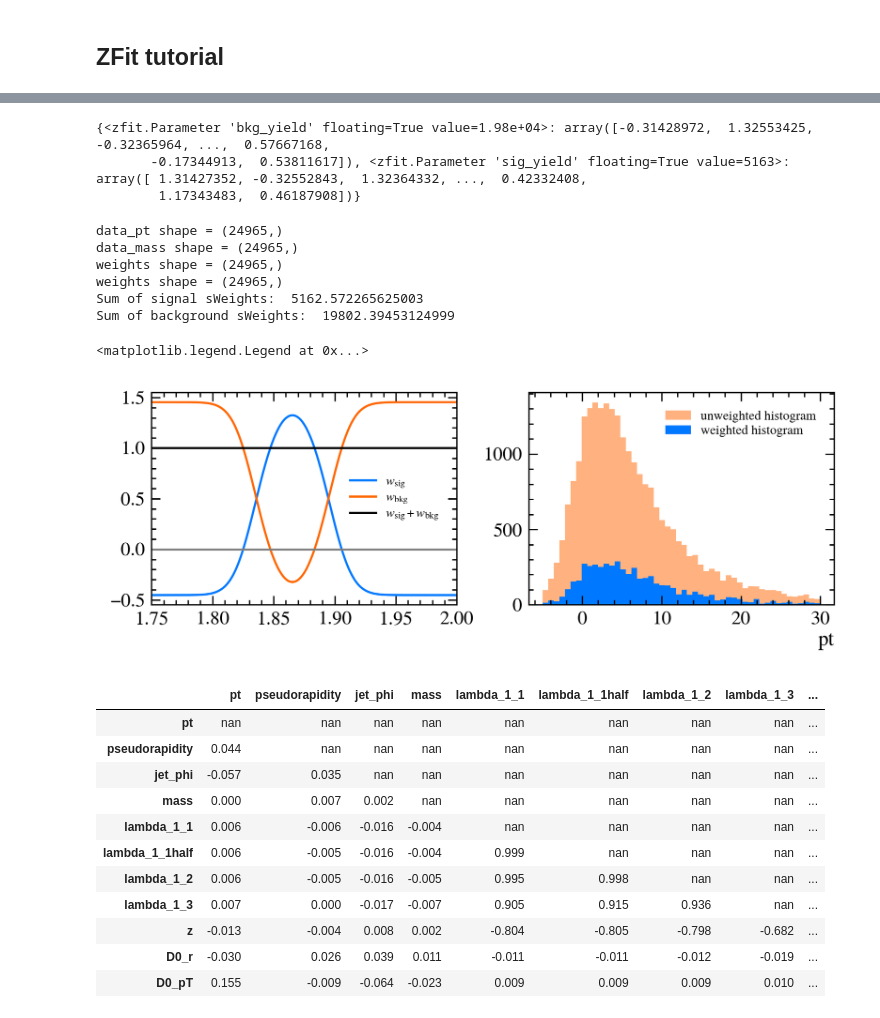
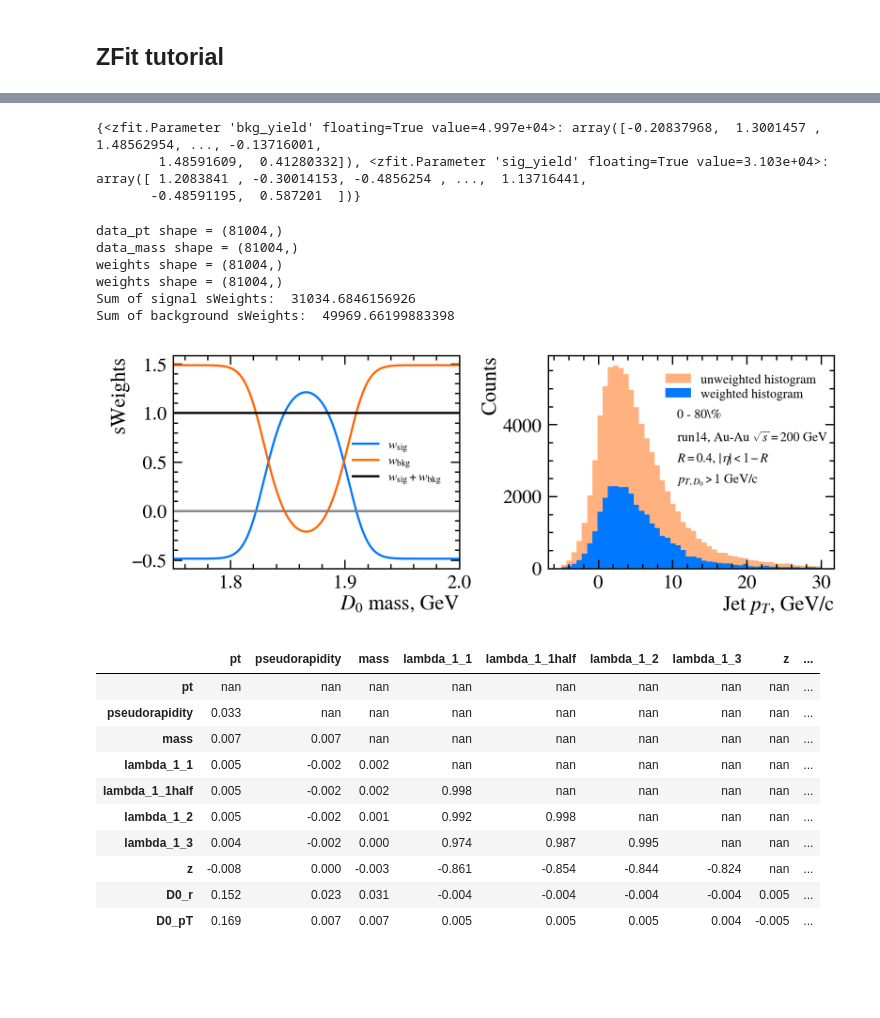
Before and after one commit to aprozo/star, a Jupyter notebook: splot/d0splotPol.ipynb, the cells around one changed output, grey strips where cells are left out. Drawn from its saved outputs; the diff is of its cells as text; code cells hidden in the pictures; blank space fills up the shorter version.

```diff
--- a/splot/d0splotPol.ipynb
+++ b/splot/d0splotPol.ipynb
@@ -37,14 +37,14 @@ trees[0].keys()
  'lambda_1_3',
  'z']
 # %%
-with uproot.open("/home/prozorov/dev/star/D0_jets_2014_231030.root") as exp_file:
+with uproot.open("/home/prozorov/dev/star/OUTPUT_2014_20012024.root") as exp_file:
     exp_tree = exp_file['Jets']
-    exp = exp_tree.arrays(["jet_pt_corr","pseudorapidity","jet_phi","D0mass",
+    exp = exp_tree.arrays(["jet_pt_corr","pseudorapidity","D0mass",
     "lambda_1_1", "lambda_1_1half", "lambda_1_2","lambda_1_3","z" ,
     "D0_r","D0_pT"
 
 
-    ], cut="(centrality==8) & (D0mass > 1.75) & (D0mass<2.0)",library='pd')
+    ], cut="(D0mass > 1.75) & (D0mass<2.0) & (D0_pT > 1)",library='pd')
     exp.rename(columns={"jet_pt_corr": "pt", "D0mass":"mass"}, inplace=True)
 # %%
 plt.figure(figsize=[15, 6])
@@ -155,5 +170,5 @@ def plot_fit_projection(model, data, nbins=30, ax=None):
 # %%
 # Visualization of the result.
 zfit.param.set_values(nll_sw.get_params(), result_sw)
-plot_fit_projection(model, data_sw, nbins=100)
+ax=plot_fit_projection(model, data_sw, nbins=100)
 # %% [output]
@@ -164,9 +178,9 @@ from hepstats.splot import compute_sweights
 weights = compute_sweights(model, data_sw)
 print(weights)
 # %% [output]
-{<zfit.Parameter 'bkg_yield' floating=True value=1.98e+04>: array([-0.31428972,  1.32553425, -0.32365964, ...,  0.57667168,
-       -0.17344913,  0.53811617]), <zfit.Parameter 'sig_yield' floating=True value=5163>: array([ 1.31427352, -0.32552843,  1.32364332, ...,  0.42332408,
-        1.17343483,  0.46187908])}
+{<zfit.Parameter 'bkg_yield' floating=True value=4.997e+04>: array([-0.20837968,  1.3001457 ,  1.48562954, ..., -0.13716001,
+        1.48591609,  0.41280332]), <zfit.Parameter 'sig_yield' floating=True value=3.103e+04>: array([ 1.2083841 , -0.30014153, -0.4856254 , ...,  1.13716441,
+       -0.48591195,  0.587201  ])}
 # %%
 data_pt =exp['pt'].to_numpy()
 # data_pt=data_pt[(data_mass>mass_min_cut) & (data_mass<mass_max_cut)]
@@ -179,37 +193,52 @@ print ("weights shape = " + str(weights[bkg_yield].shape))
 print("Sum of signal sWeights: ", np.sum(weights[sig_yield]))
 print("Sum of background sWeights: ", np.sum(weights[bkg_yield]))
 # %% [output]
-data_pt shape = (24965,)
-data_mass shape = (24965,)
-weights shape = (24965,)
-weights shape = (24965,)
-Sum of signal sWeights:  5162.572265625003
-Sum of background sWeights:  19802.39453124999
+data_pt shape = (81004,)
+data_mass shape = (81004,)
+weights shape = (81004,)
+weights shape = (81004,)
+Sum of signal sWeights:  31034.6846156926
+Sum of background sWeights:  49969.66199883398
 # %%
 fig, axs = plt.subplots(1, 2, figsize=(16, 6))
 nbins = 50
 
 
 sorter = data_mass.argsort()
 
 axs[0].plot(data_mass[sorter], weights[sig_yield][sorter], label="$w_\\mathrm{sig}$")
 axs[0].plot(data_mass[sorter], weights[bkg_yield][sorter], label="$w_\\mathrm{bkg}$")
 axs[0].plot(data_mass[sorter], weights[sig_yield][sorter] + weights[bkg_yield][sorter],
             "-k", label="$w_\\mathrm{sig} + w_\\mathrm{bkg}$")
 axs[0].axhline(0, color="0.5")
 axs[0].legend(fontsize=20)
 axs[0].set_xlim(1.75, 2.0)
+axs[0].set_xlabel("$D_{0}$ mass, GeV")
+axs[0].set_ylabel("sWeights")
 
 
 
 axs[1].hist(data_pt, bins=nbins, range=(-5, 30),color="C1"  ,  label="unweighted histogram", alpha=.5)
 axs[1].hist(data_pt, bins=nbins, range=(-5, 30),color="C0", weights=weights[sig_yield], label="weighted histogram", alpha=1)
 
-axs[1].set_xlabel("pt")
+axs[1].set_xlabel("Jet $p_T$, GeV/c")
+axs[1].set_ylabel("Counts")
 axs[1].legend(fontsize=20)
+
+#  put stamp on [1] plot
+line_0=r'0 - 80\%'
+line_1=r'run14, Au-Au $\sqrt{s}=200$ GeV'
+line_2=r'$R=0.4$, $|\eta|<1-R$'
+line_3=r'$p_{T,D_0}>1$ GeV/c'
+
+axs[1].text(0.45, 0.75, line_0, ha='left', va='top', transform=axs[1].transAxes, fontsize=20)
+axs[1].text(0.45, 0.65, line_1, ha='left', va='top', transform=axs[1].transAxes, fontsize=20)
+axs[1].text(0.45, 0.55, line_2, ha='left', va='top', transform=axs[1].transAxes, fontsize=20)
+axs[1].text(0.45, 0.45, line_3, ha='left', va='top', transform=axs[1].transAxes, fontsize=20)
+
+fig.savefig("sWeights.pdf")
 # %% [output]
-<matplotlib.legend.Legend at 0x...>
-[figure, old version]
+[figure, new version]
 # %%
 corr = exp.corr()
 # Fill diagonal and upper half with NaNs
@@ -222,18 +251,17 @@ corr[mask] = np.nan
  .highlight_null(color='#f1f1f1')  # Color NaNs grey
  .format(precision=3))
 # %% [output]
-|  | pt | pseudorapidity | jet_phi | mass | lambda_1_1 | lambda_1_1half | lambda_1_2 | lambda_1_3 | ... |
+|  | pt | pseudorapidity | mass | lambda_1_1 | lambda_1_1half | lambda_1_2 | lambda_1_3 | z | ... |
 | pt | nan | nan | nan | nan | nan | nan | nan | nan | ... |
-| pseudorapidity | 0.044 | nan | nan | nan | nan | nan | nan | nan | ... |
-| jet_phi | -0.057 | 0.035 | nan | nan | nan | nan | nan | nan | ... |
-| mass | 0.000 | 0.007 | 0.002 | nan | nan | nan | nan | nan | ... |
-| lambda_1_1 | 0.006 | -0.006 | -0.016 | -0.004 | nan | nan | nan | nan | ... |
-| lambda_1_1half | 0.006 | -0.005 | -0.016 | -0.004 | 0.999 | nan | nan | nan | ... |
-| lambda_1_2 | 0.006 | -0.005 | -0.016 | -0.005 | 0.995 | 0.998 | nan | nan | ... |
-| lambda_1_3 | 0.007 | 0.000 | -0.017 | -0.007 | 0.905 | 0.915 | 0.936 | nan | ... |
-| z | -0.013 | -0.004 | 0.008 | 0.002 | -0.804 | -0.805 | -0.798 | -0.682 | ... |
-| D0_r | -0.030 | 0.026 | 0.039 | 0.011 | -0.011 | -0.011 | -0.012 | -0.019 | ... |
-| D0_pT | 0.155 | -0.009 | -0.064 | -0.023 | 0.009 | 0.009 | 0.009 | 0.010 | ... |
+| pseudorapidity | 0.033 | nan | nan | nan | nan | nan | nan | nan | ... |
+| mass | 0.007 | 0.007 | nan | nan | nan | nan | nan | nan | ... |
+| lambda_1_1 | 0.005 | -0.002 | 0.002 | nan | nan | nan | nan | nan | ... |
+| lambda_1_1half | 0.005 | -0.002 | 0.002 | 0.998 | nan | nan | nan | nan | ... |
+| lambda_1_2 | 0.005 | -0.002 | 0.001 | 0.992 | 0.998 | nan | nan | nan | ... |
+| lambda_1_3 | 0.004 | -0.002 | 0.000 | 0.974 | 0.987 | 0.995 | nan | nan | ... |
+| z | -0.008 | 0.000 | -0.003 | -0.861 | -0.854 | -0.844 | -0.824 | nan | ... |
+| D0_r | 0.152 | 0.023 | 0.031 | -0.004 | -0.004 | -0.004 | -0.004 | 0.005 | ... |
+| D0_pT | 0.169 | 0.007 | 0.007 | 0.005 | 0.005 | 0.005 | 0.004 | -0.005 | ... |
 # %%
 # plot(data_mass, bins=nbins, range=(0, 40), weights=weights[sig_yield], label="weighted histogram", alpha=.5)
 
```
Also changed, not shown: parts of 6 cells of this notebook, 51 other files.
